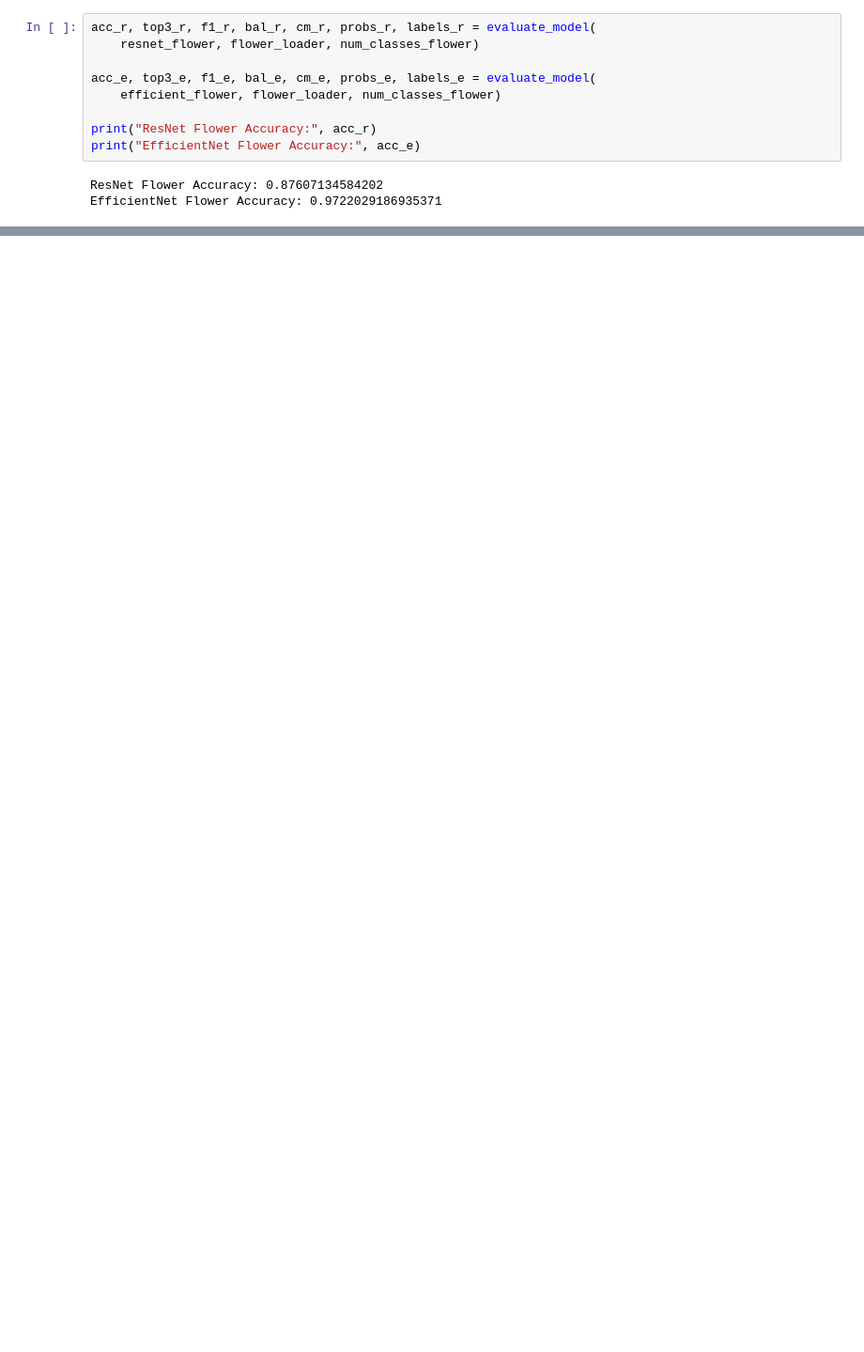
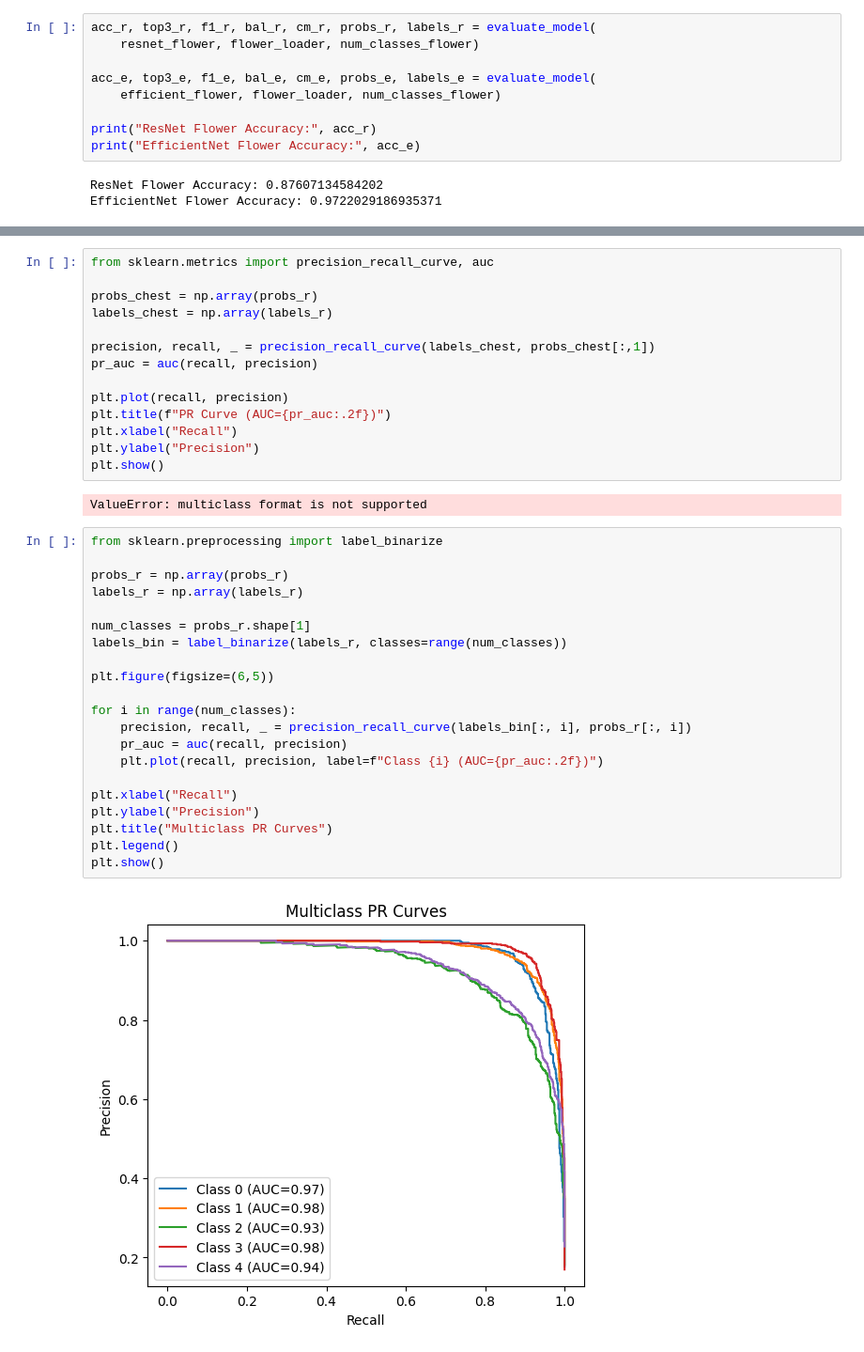
Before and after one commit to aarchi-dot/deep-learning, a Jupyter notebook: DL_lab4.ipynb, the cells around one changed output, grey strips where cells are left out. Shown at 94% size. Cells and saved outputs as stored; diff of their text form; blank space fills up the shorter version.

```diff
--- a/DL_lab4.ipynb
+++ b/DL_lab4.ipynb
@@ -407,0 +449,39 @@ EfficientNet Flower Accuracy: 0.9722029186935371
+# %%
+from sklearn.metrics import precision_recall_curve, auc
+
+probs_chest = np.array(probs_r)
+labels_chest = np.array(labels_r)
+
+precision, recall, _ = precision_recall_curve(labels_chest, probs_chest[:,1])
+pr_auc = auc(recall, precision)
+
+plt.plot(recall, precision)
+plt.title(f"PR Curve (AUC={pr_auc:.2f})")
+plt.xlabel("Recall")
+plt.ylabel("Precision")
+plt.show()
+# %% [output]
+ValueError: multiclass format is not supported
+# %%
+from sklearn.preprocessing import label_binarize
+
+probs_r = np.array(probs_r)
+labels_r = np.array(labels_r)
+
+num_classes = probs_r.shape[1]
+labels_bin = label_binarize(labels_r, classes=range(num_classes))
+
+plt.figure(figsize=(6,5))
+
+for i in range(num_classes):
+    precision, recall, _ = precision_recall_curve(labels_bin[:, i], probs_r[:, i])
+    pr_auc = auc(recall, precision)
+    plt.plot(recall, precision, label=f"Class {i} (AUC={pr_auc:.2f})")
+
+plt.xlabel("Recall")
+plt.ylabel("Precision")
+plt.title("Multiclass PR Curves")
+plt.legend()
+plt.show()
+# %% [output]
+[figure, added]
```
Also changed, not shown: parts of 10 cells of this notebook.
